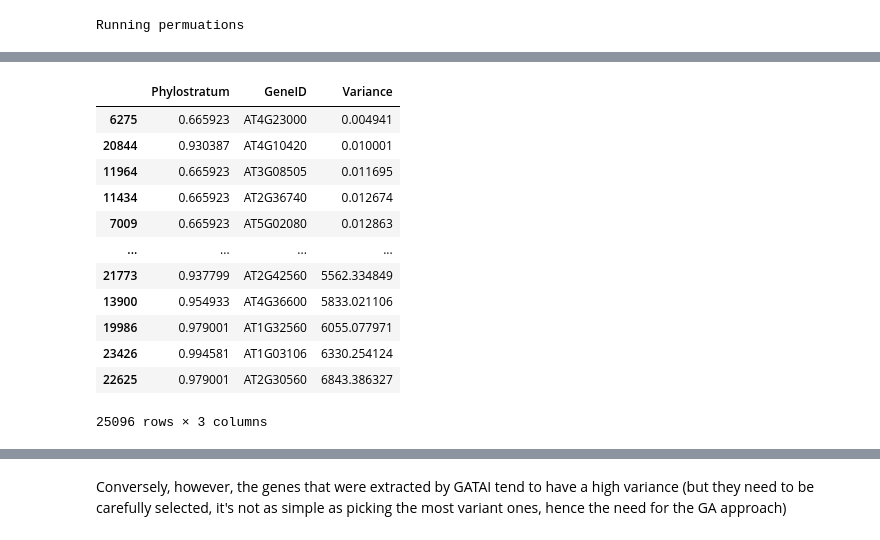
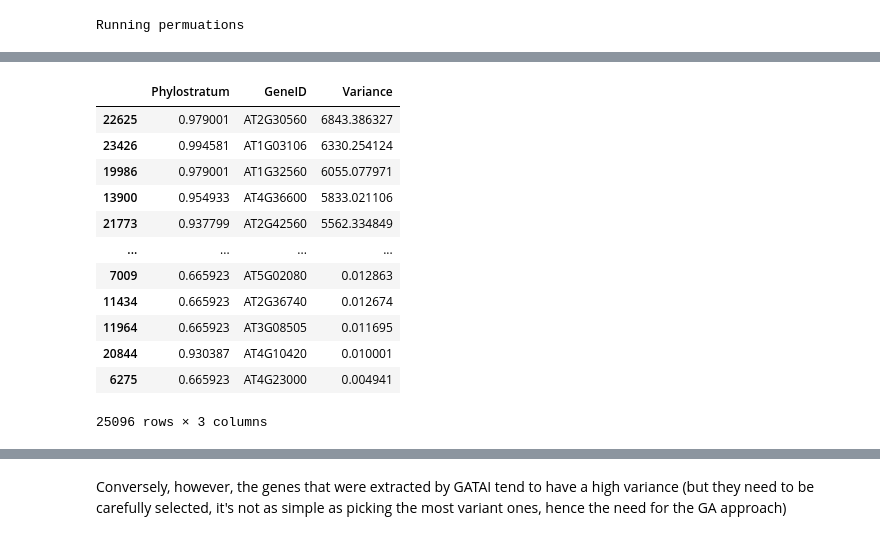
Before and after one commit to nifets-PhD/GATAI-reproduction, a Jupyter notebook: tai_destroyer.ipynb, the cells around one changed output, grey strips where cells are left out. Drawn from its saved outputs; the diff is of its cells as text; code cells hidden in the pictures.

```diff
--- a/tai_destroyer.ipynb
+++ b/tai_destroyer.ipynb
@@ -6,8 +6,8 @@
 
 The `transformation` value can be one of `"none"`, `"sqrt"` or `"log"`, which determines how the expression data should be transformed in order to reduce outlier influence.
 # %%
-data_path = "data/Athaliana.csv"
-transformation = "sqrt"
+data_path: str = "data/Athaliana.csv"
+transformation: str = "sqrt"
 # %%
 from my_gatai import Expression_data
 
@@ -142,18 +140,18 @@ plt.show()
 # %%
-gene_variances = expression_data.gene_variances.sort_values('Variance')
+gene_variances = expression_data.gene_variances.sort_values('Variance', ascending=False)
 gene_variances
 # %% [output]
 |  | Phylostratum | GeneID | Variance |
+| 22625 | 0.979001 | AT2G30560 | 6843.386327 |
+| 23426 | 0.994581 | AT1G03106 | 6330.254124 |
+| 19986 | 0.979001 | AT1G32560 | 6055.077971 |
+| 13900 | 0.954933 | AT4G36600 | 5833.021106 |
+| 21773 | 0.937799 | AT2G42560 | 5562.334849 |
+| ... | ... | ... | ... |
+| 7009 | 0.665923 | AT5G02080 | 0.012863 |
+| 11434 | 0.665923 | AT2G36740 | 0.012674 |
+| 11964 | 0.665923 | AT3G08505 | 0.011695 |
+| 20844 | 0.930387 | AT4G10420 | 0.010001 |
 | 6275 | 0.665923 | AT4G23000 | 0.004941 |
-| 20844 | 0.930387 | AT4G10420 | 0.010001 |
-| 11964 | 0.665923 | AT3G08505 | 0.011695 |
-| 11434 | 0.665923 | AT2G36740 | 0.012674 |
-| 7009 | 0.665923 | AT5G02080 | 0.012863 |
-| ... | ... | ... | ... |
-| 21773 | 0.937799 | AT2G42560 | 5562.334849 |
-| 13900 | 0.954933 | AT4G36600 | 5833.021106 |
-| 19986 | 0.979001 | AT1G32560 | 6055.077971 |
-| 23426 | 0.994581 | AT1G03106 | 6330.254124 |
-| 22625 | 0.979001 | AT2G30560 | 6843.386327 |
 25096 rows × 3 columns
 # %%
```
Also changed, not shown: parts of 32 cells of this notebook, 3 other files.
